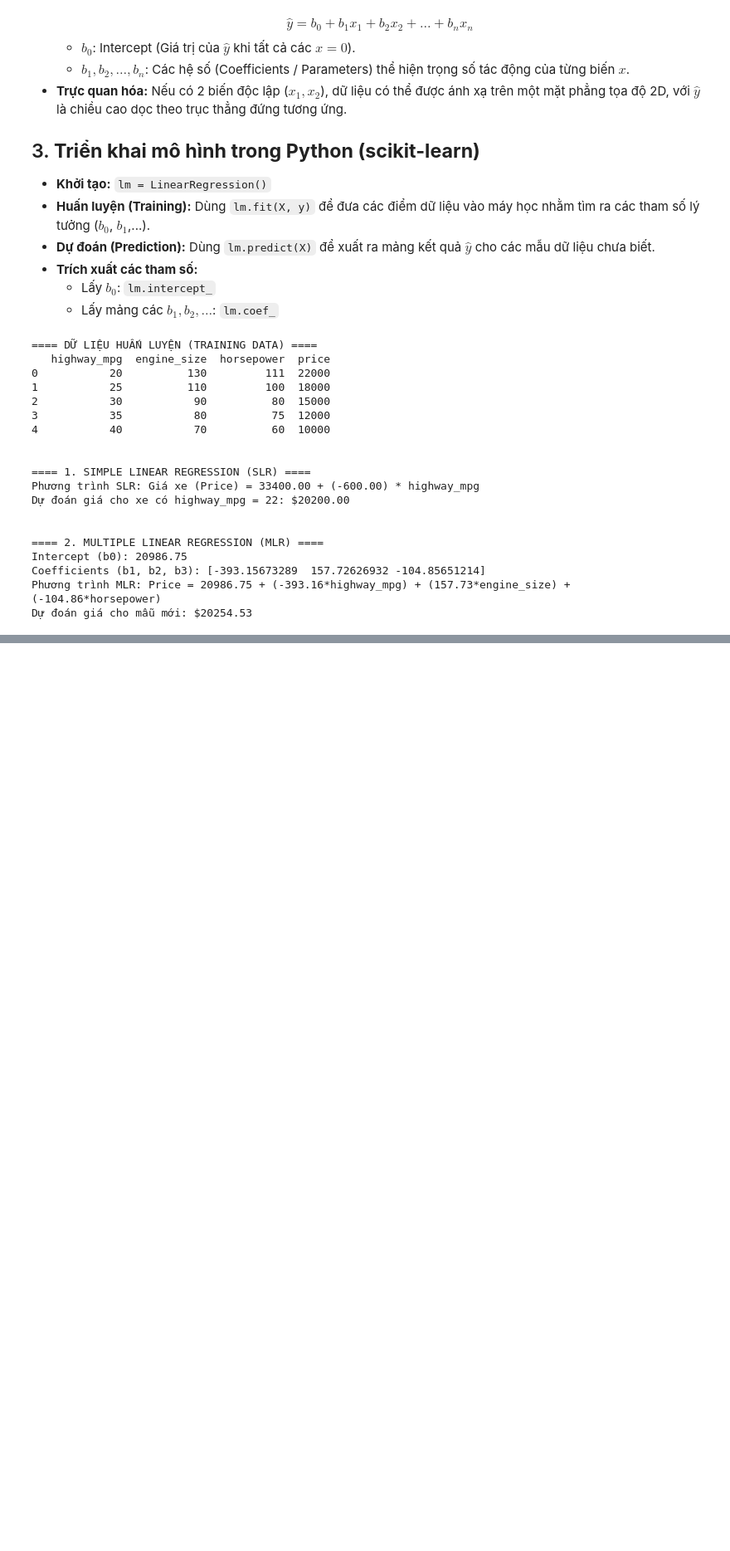
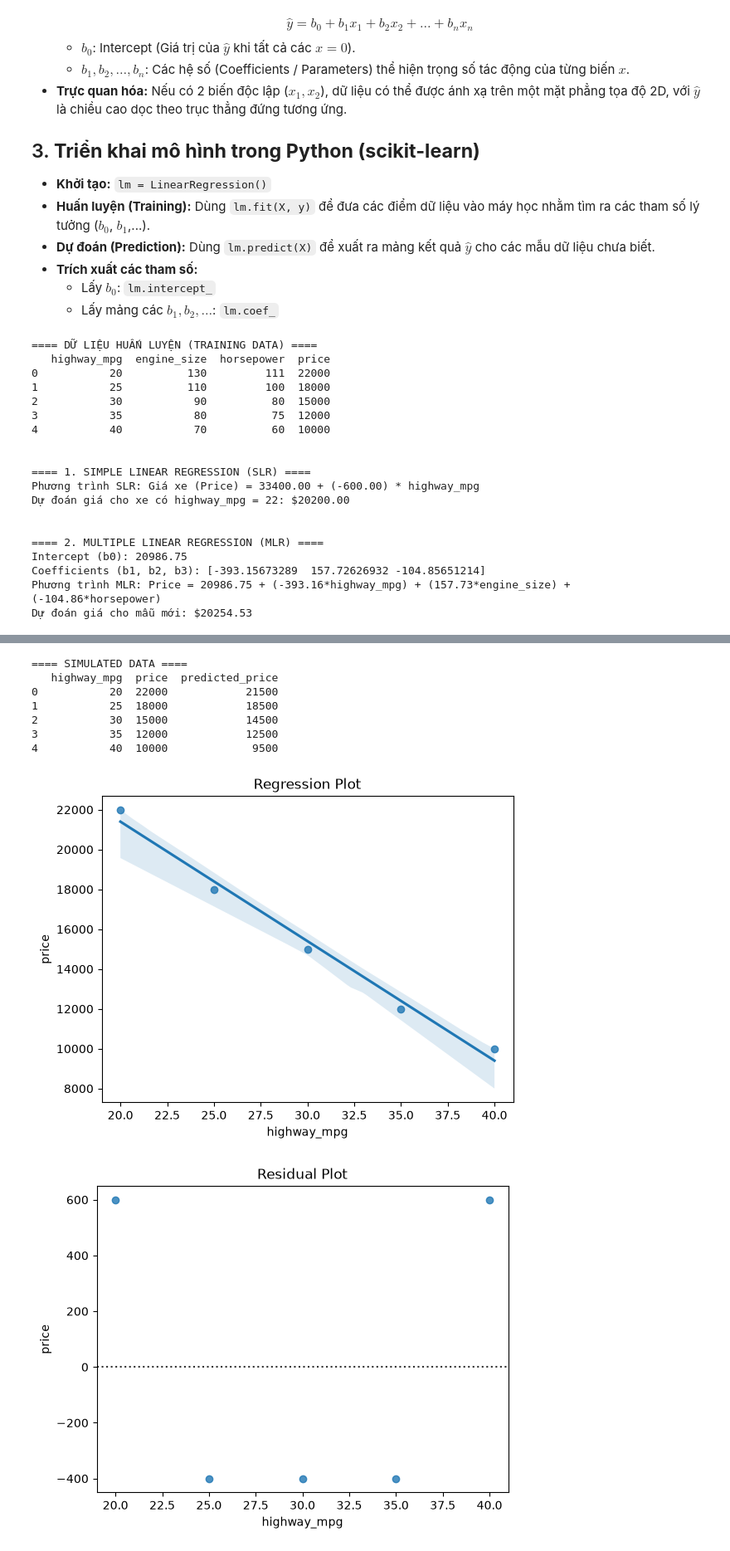
Before and after one commit to kevinph4n/Python-Learning-DUMP, a Jupyter notebook: DATA_4_ModelDevelopment.ipynb, the cells around one changed output, grey strips where cells are left out. Shown at 83% size. Cells and saved outputs as stored; diff of their text form; code cells hidden in the pictures; blank space fills up the shorter version.

```diff
--- a/DATA_4_ModelDevelopment.ipynb
+++ b/DATA_4_ModelDevelopment.ipynb
@@ -120,0 +150,46 @@ Dự đoán giá cho mẫu mới: $20254.53
+# %%
+import pandas as pd
+import seaborn as sns
+import matplotlib.pyplot as plt
+
+# Create simulated dataframe with actual vs predicted values
+df = pd.DataFrame({
+    'highway_mpg': [20, 25, 30, 35, 40],
+    'price': [22000, 18000, 15000, 12000, 10000],
+    'predicted_price': [21500, 18500, 14500, 12500, 9500]
+})
+
+print("==== SIMULATED DATA ====")
+print(df)
+print("\n")
+
+# ==== VISUALIZATION COMMANDS ====
+
+# 1. Regression Plot
+plt.figure()
+sns.regplot(x='highway_mpg', y='price', data=df)
+plt.title('Regression Plot')
+
+# 2. Residual Plot
+plt.figure()
+sns.residplot(x=df['highway_mpg'], y=df['price'])
+plt.title('Residual Plot')
+
+# 3. Distribution Plot
+plt.figure()
+sns.kdeplot(df['price'], color='red', label='Actual Values')
+sns.kdeplot(df['predicted_price'], color='blue', label='Fitted Values')
+plt.title('Distribution Plot')
+plt.legend()
+
+plt.show()
+# %% [output]
+==== SIMULATED DATA ====
+   highway_mpg  price  predicted_price
+0           20  22000            21500
+1           25  18000            18500
+2           30  15000            14500
+3           35  12000            12500
+4           40  10000             9500
+[figure, added]
+[figure, added]
```
Also changed, not shown: parts of 4 cells of this notebook.
